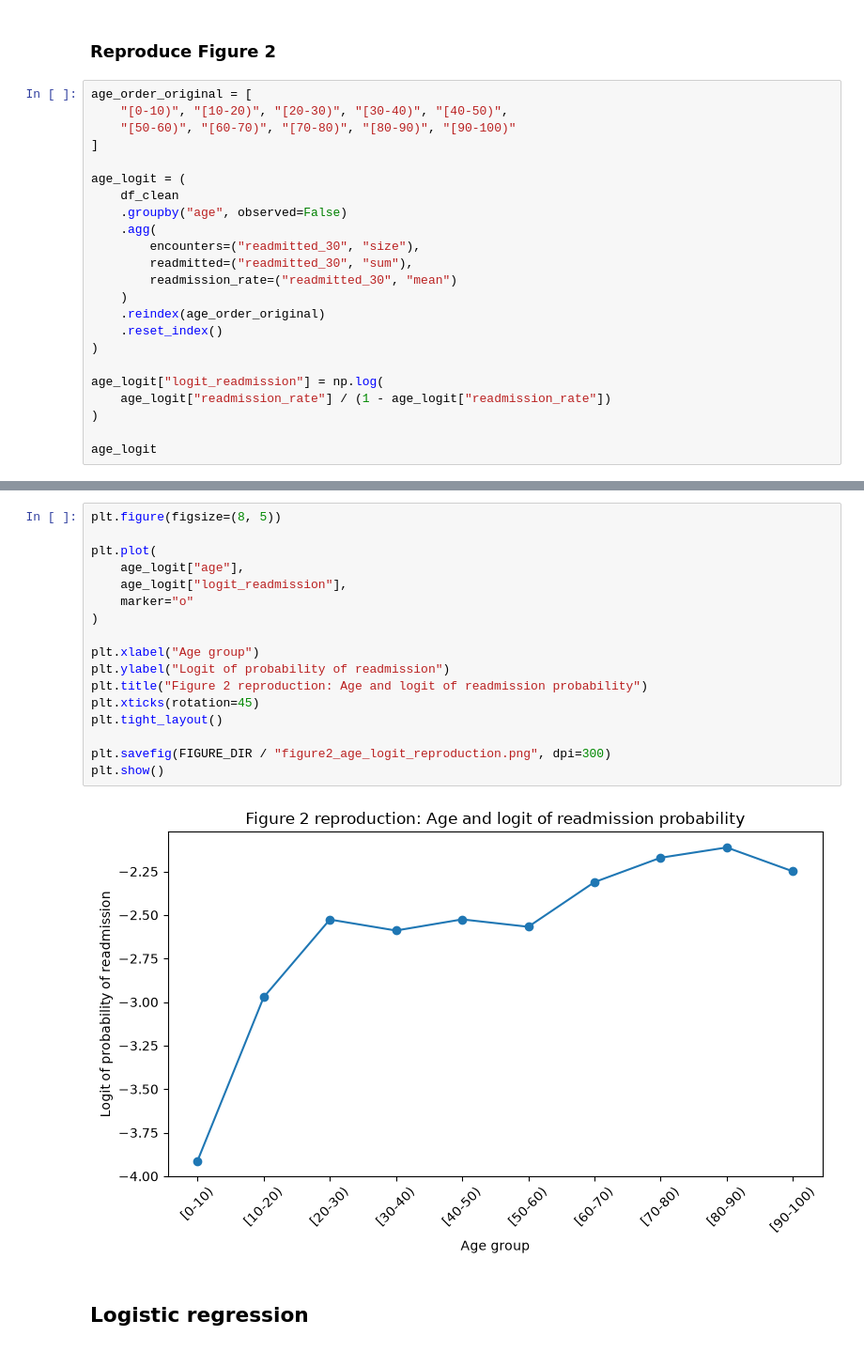
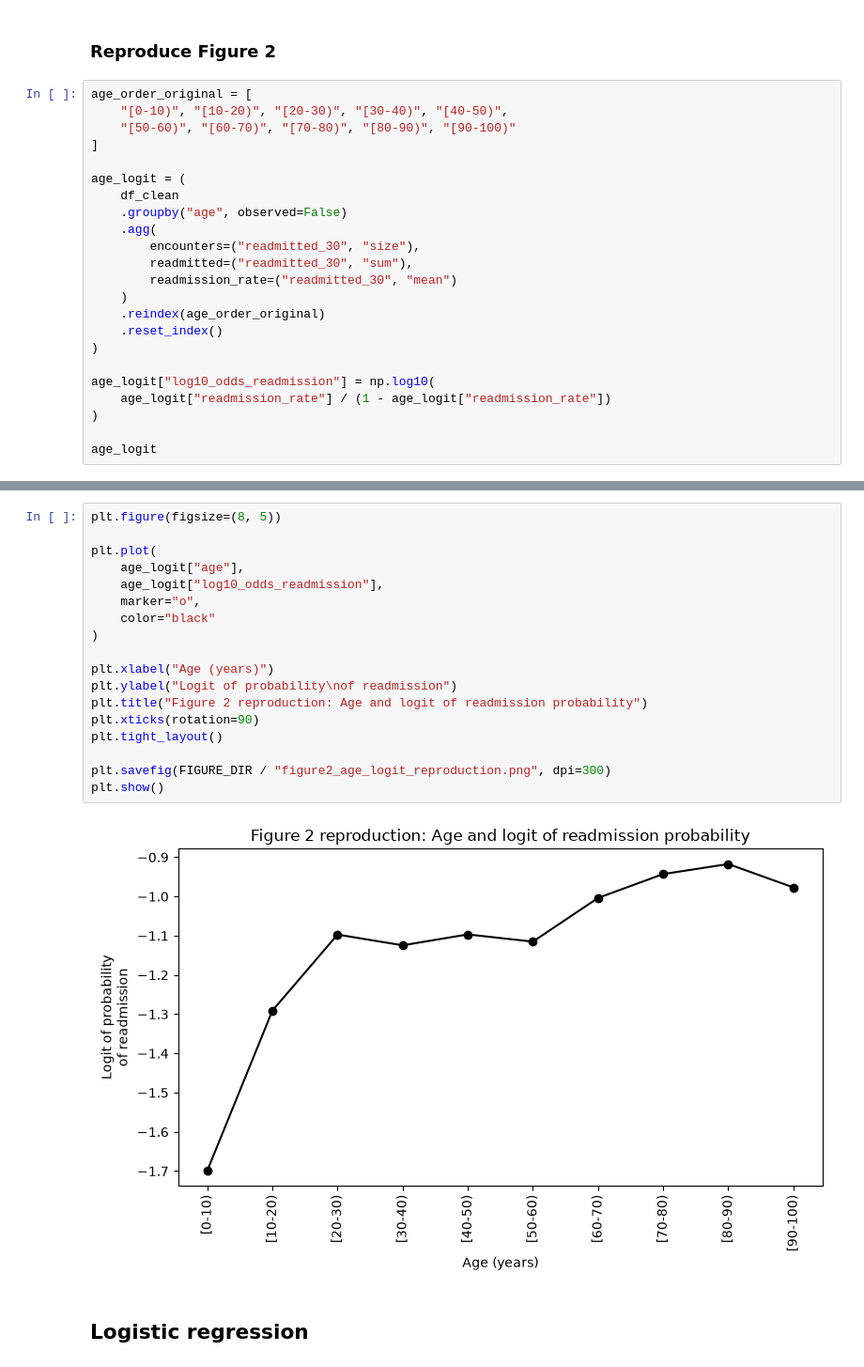
Before and after one commit to mxh210/Summer-Individual-Project, a Jupyter notebook: Processing_Pipeline/01_reproduce_core_paper.ipynb, the cells around one changed output, grey strips where cells are left out. Shown at 94% size. Drawn from its saved outputs; the diff is of its cells as text.

Commit message:
Removed Age duplication in Table 5, added significant coloumn for better readablity, changed figure 2 colour to black to match the orignal colour used in core paper

```diff
--- a/Processing_Pipeline/01_reproduce_core_paper.ipynb
+++ b/Processing_Pipeline/01_reproduce_core_paper.ipynb
@@ -1152,7 +1152,7 @@ age_logit = (
     .reset_index()
 )
 
-age_logit["logit_readmission"] = np.log(
+age_logit["log10_odds_readmission"] = np.log10(
     age_logit["readmission_rate"] / (1 - age_logit["readmission_rate"])
 )
 
@@ -1172,22 +1172,23 @@ age_logit
 # %%
 plt.figure(figsize=(8, 5))
 
 plt.plot(
     age_logit["age"],
-    age_logit["logit_readmission"],
-    marker="o"
+    age_logit["log10_odds_readmission"],
+    marker="o",
+    color="black"
 )
 
-plt.xlabel("Age group")
-plt.ylabel("Logit of probability of readmission")
+plt.xlabel("Age (years)")
+plt.ylabel("Logit of probability\nof readmission")
 plt.title("Figure 2 reproduction: Age and logit of readmission probability")
-plt.xticks(rotation=45)
+plt.xticks(rotation=90)
 plt.tight_layout()
 
 plt.savefig(FIGURE_DIR / "figure2_age_logit_reproduction.png", dpi=300)
 plt.show()
 # %% [output]
-[figure, old version]
+[figure, new version]
 # %% [markdown]
 ## Logistic regression
 # %%
```
Also changed, not shown: parts of 4 cells of this notebook, 2 other files.
